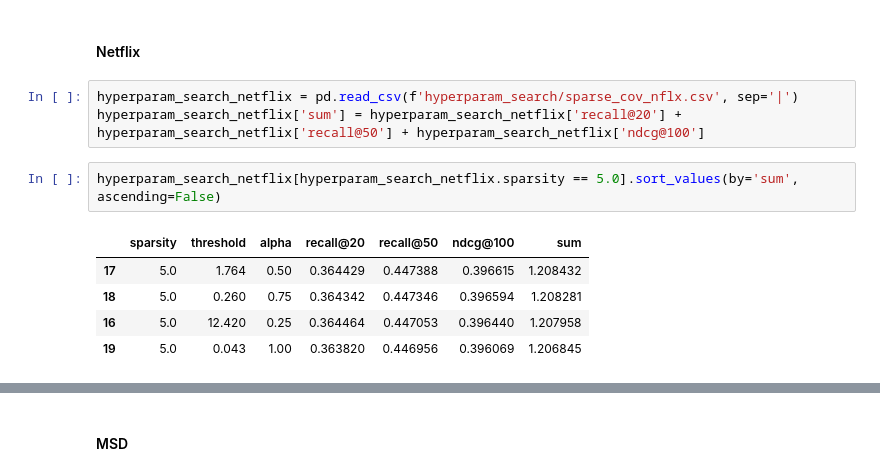
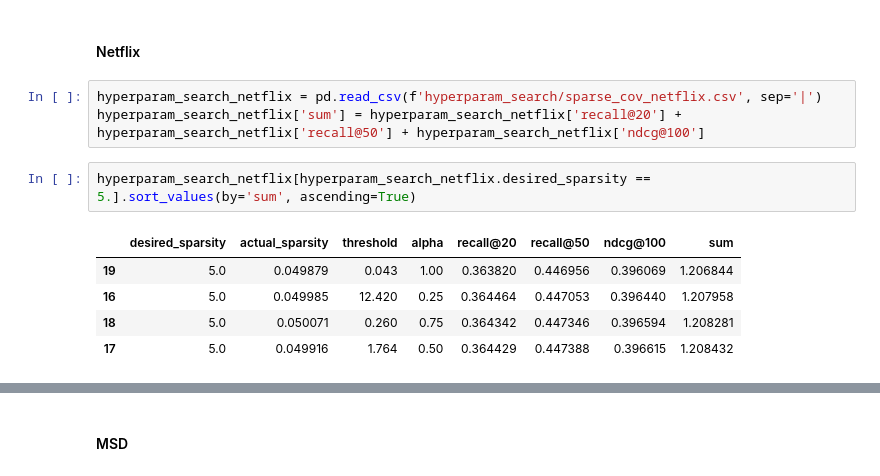
Before and after one commit to moritzp23/ModsemCollaborativeFiltering, a Jupyter notebook: benchmark_summary.ipynb, the cells around one changed output, grey strips where cells are left out. Cells and saved outputs as stored; diff of their text form.

```diff
--- a/benchmark_summary.ipynb
+++ b/benchmark_summary.ipynb
@@ -1117,16 +2045,16 @@ results_sparsecov_ml20m
 # %% [markdown]
 #### Netflix
 # %%
-hyperparam_search_netflix = pd.read_csv(f'hyperparam_search/sparse_cov_nflx.csv', sep='|')
+hyperparam_search_netflix = pd.read_csv(f'hyperparam_search/sparse_cov_netflix.csv', sep='|')
 hyperparam_search_netflix['sum'] = hyperparam_search_netflix['recall@20'] + hyperparam_search_netflix['recall@50'] + hyperparam_search_netflix['ndcg@100']
 # %%
-hyperparam_search_netflix[hyperparam_search_netflix.sparsity == 5.0].sort_values(by='sum', ascending=False)
+hyperparam_search_netflix[hyperparam_search_netflix.desired_sparsity == 5.].sort_values(by='sum', ascending=True)
 # %% [output]
-|  | sparsity | threshold | alpha | recall@20 | recall@50 | ndcg@100 | sum |
-| 17 | 5.0 | 1.764 | 0.50 | 0.364429 | 0.447388 | 0.396615 | 1.208432 |
-| 18 | 5.0 | 0.260 | 0.75 | 0.364342 | 0.447346 | 0.396594 | 1.208281 |
-| 16 | 5.0 | 12.420 | 0.25 | 0.364464 | 0.447053 | 0.396440 | 1.207958 |
-| 19 | 5.0 | 0.043 | 1.00 | 0.363820 | 0.446956 | 0.396069 | 1.206845 |
+|  | desired_sparsity | actual_sparsity | threshold | alpha | recall@20 | recall@50 | ndcg@100 | sum |
+| 19 | 5.0 | 0.049879 | 0.043 | 1.00 | 0.363820 | 0.446956 | 0.396069 | 1.206844 |
+| 16 | 5.0 | 0.049985 | 12.420 | 0.25 | 0.364464 | 0.447053 | 0.396440 | 1.207958 |
+| 18 | 5.0 | 0.050071 | 0.260 | 0.75 | 0.364342 | 0.447346 | 0.396594 | 1.208281 |
+| 17 | 5.0 | 0.049916 | 1.764 | 0.50 | 0.364429 | 0.447388 | 0.396615 | 1.208432 |
 # %%
 sparsity_threshold_netflix = {0.1: [2.047, 0.75],
                               0.5: [1.096, 0.75],
```
Also changed, not shown: parts of 213 cells of this notebook, 1 other file.
